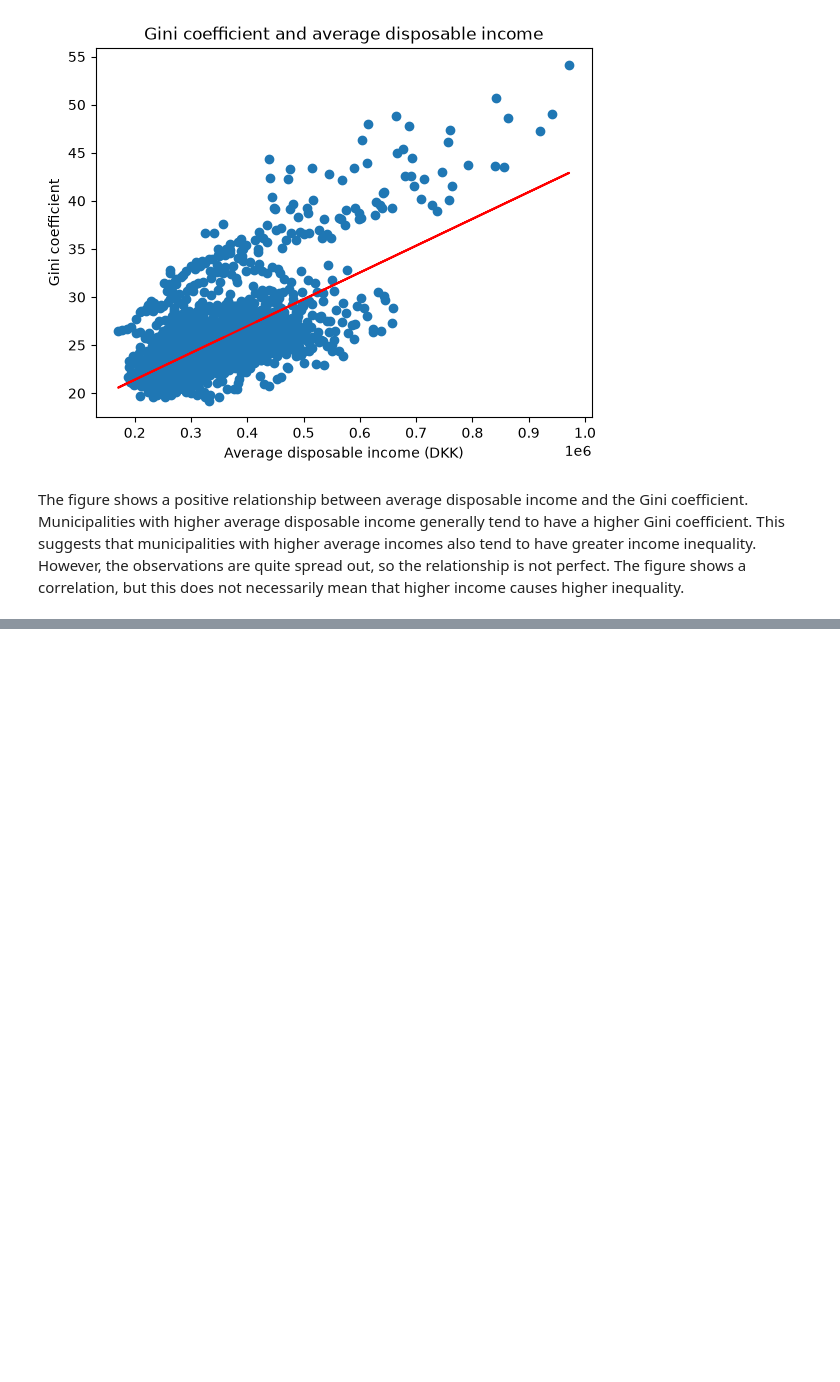
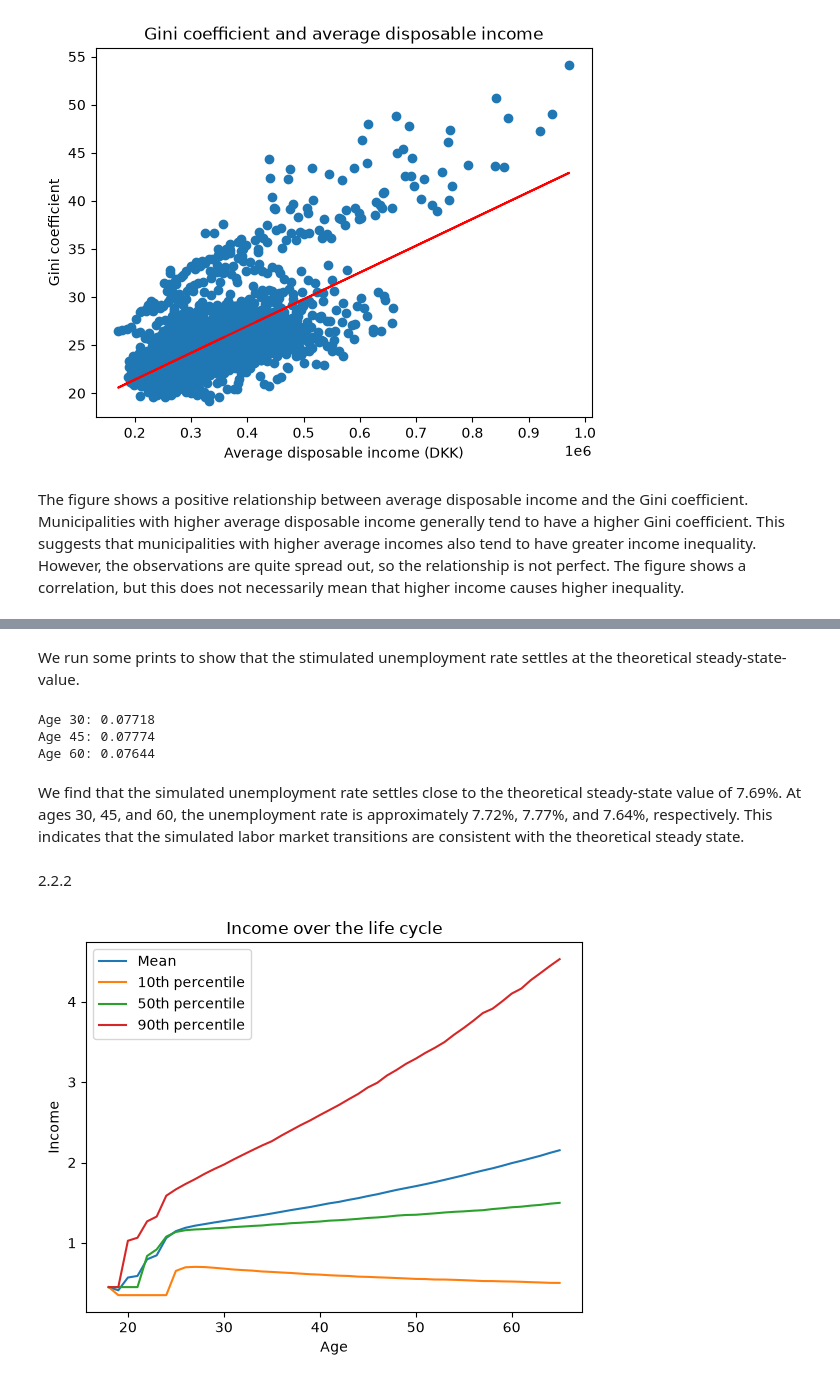
Before and after one commit to NumEconCopenhagen/projects-2025-philippa-ronya, a Jupyter notebook: 01_dataproject/dataproject.ipynb, the cells around one changed output, grey strips where cells are left out. Saved outputs shown, nothing was run; the diff lists cells and outputs as text; code cells hidden in the pictures; blank space fills up the shorter version.

```diff
--- a/01_dataproject/dataproject.ipynb
+++ b/01_dataproject/dataproject.ipynb
@@ -418,0 +521,45 @@ The figure shows a positive relationship between average disposable income and t
+# %% [markdown]
+We run some prints to show that the stimulated unemployment rate settles at the theoretical steady-state-value.
+# %%
+# print simulated unemployment rates at selected ages
+print("Age 30:", unemployment_rate[30 - 18])
+print("Age 45:", unemployment_rate[45 - 18])
+print("Age 60:", unemployment_rate[60 - 18])
+# %% [output]
+Age 30: 0.07718
+Age 45: 0.07774
+Age 60: 0.07644
+# %% [markdown]
+We find that the simulated unemployment rate settles close to the theoretical steady-state value of 7.69%. At ages 30, 45, and 60, the unemployment rate is approximately 7.72%, 7.77%, and 7.64%, respectively. This indicates that the simulated labor market transitions are consistent with the theoretical steady state.
+# %% [markdown]
+2.2.2
+# %%
+# 2.2.2 - mean and percentiles of income over the life cycle
+
+# calculate mean income at each age
+mean_income = np.mean(model_2_1.income, axis=0)
+
+# calculate selected income percentiles at each age
+p10_income = np.percentile(model_2_1.income, 10, axis=0)
+p50_income = np.percentile(model_2_1.income, 50, axis=0)
+p90_income = np.percentile(model_2_1.income, 90, axis=0)
+
+# plot mean and selected percentiles of income over the life cycle
+
+plt.plot(model_2_1.ages, mean_income, label='Mean')
+plt.plot(model_2_1.ages, p10_income, label='10th percentile')
+plt.plot(model_2_1.ages, p50_income, label='50th percentile')
+plt.plot(model_2_1.ages, p90_income, label='90th percentile')
+
+# add labels and title
+plt.xlabel('Age')
+plt.ylabel('Income')
+plt.title('Income over the life cycle')
+
+# add legend
+plt.legend()
+
+# show the figure
+plt.show()
+# %% [output]
+[figure, added]
```
Also changed, not shown: parts of 43 cells of this notebook, 2 other files.
